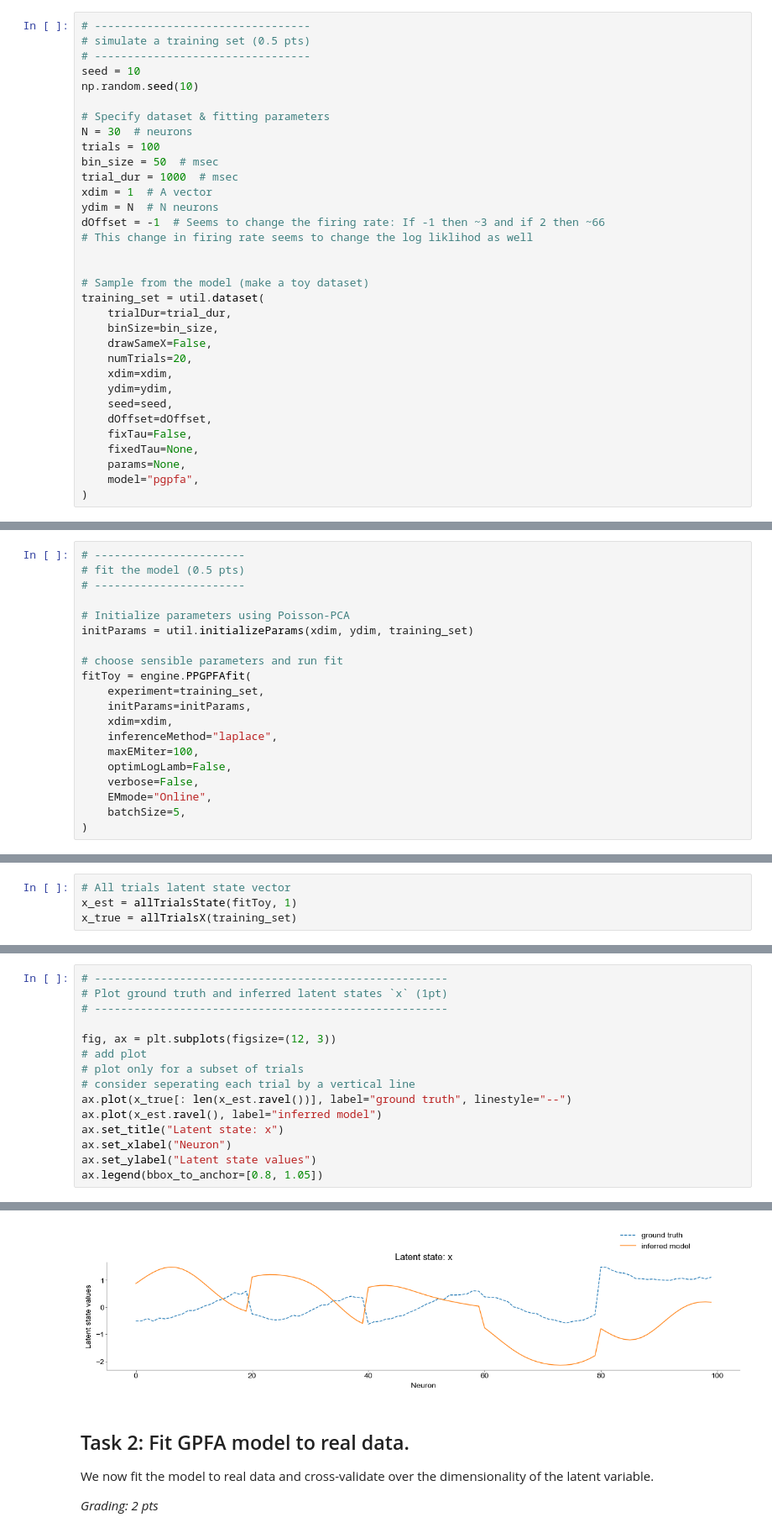
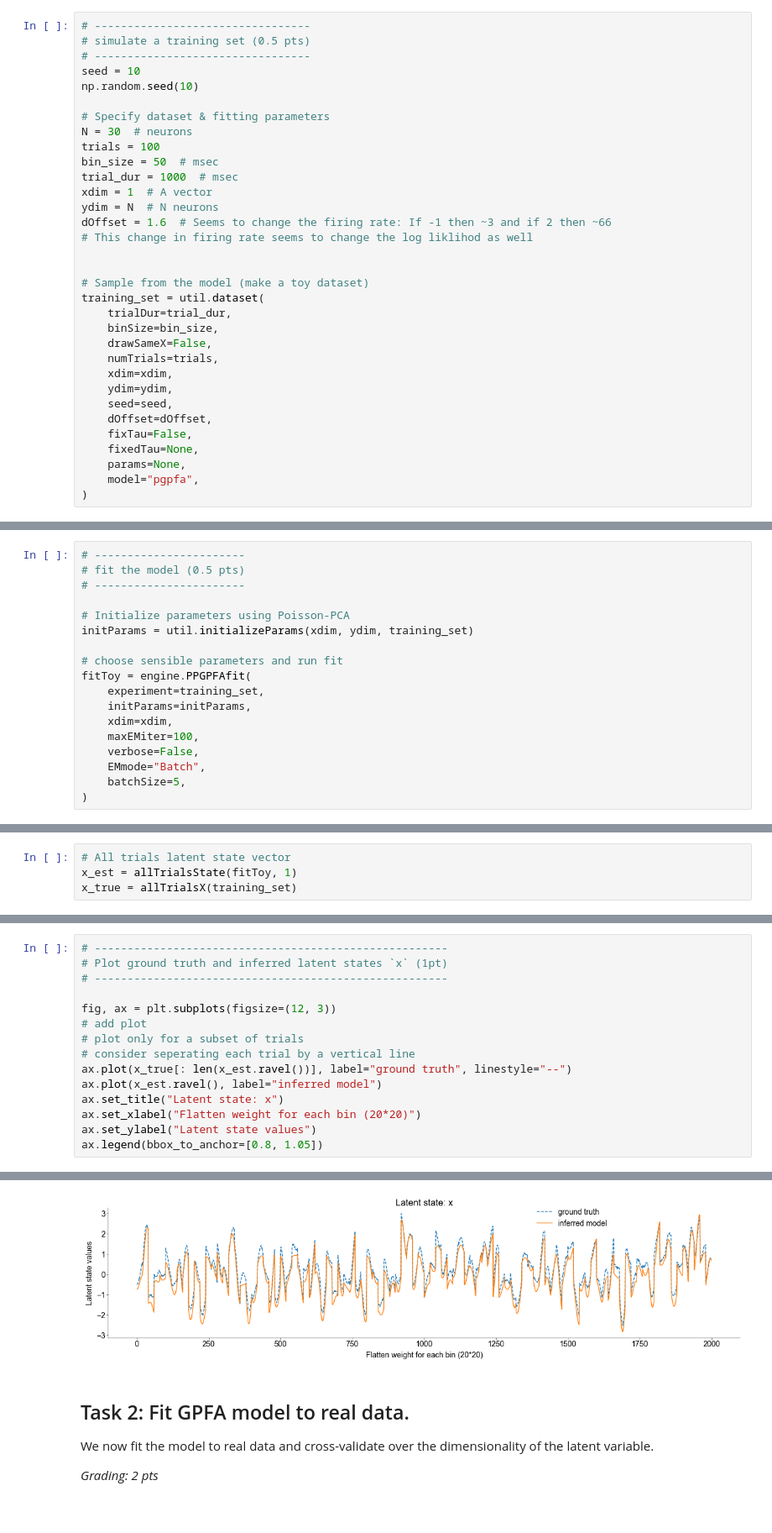
Before and after one commit to atimcenko/tu-neural-data-science, a Jupyter notebook: notebooks/CodingLab6_Nitin.ipynb, the cells around one changed output, grey strips where cells are left out. Shown at 84% size. Cells and saved outputs as stored; diff of their text form.

```diff
--- a/notebooks/CodingLab6_Nitin.ipynb
+++ b/notebooks/CodingLab6_Nitin.ipynb
@@ -123,7 +128,7 @@ bin_size = 50  # msec
 trial_dur = 1000  # msec
 xdim = 1  # A vector
 ydim = N  # N neurons
-dOffset = -1  # Seems to change the firing rate: If -1 then ~3 and if 2 then ~66
+dOffset = 1.6  # Seems to change the firing rate: If -1 then ~3 and if 2 then ~66
 # This change in firing rate seems to change the log liklihod as well
 
 
@@ -132,7 +137,7 @@ training_set = util.dataset(
     trialDur=trial_dur,
     binSize=bin_size,
     drawSameX=False,
-    numTrials=20,
+    numTrials=trials,
     xdim=xdim,
     ydim=ydim,
     seed=seed,
@@ -167,11 +172,9 @@ fitToy = engine.PPGPFAfit(
     experiment=training_set,
     initParams=initParams,
     xdim=xdim,
-    inferenceMethod="laplace",
     maxEMiter=100,
-    optimLogLamb=False,
     verbose=False,
-    EMmode="Online",
+    EMmode="Batch",
     batchSize=5,
 )
 # %% [output]
@@ -254,21 +255,21 @@ ax.legend(bbox_to_anchor=[0.8, 1.05])
 # %%
 # ------------------------------------------------------
 # Plot ground truth and inferred latent states `x` (1pt)
 # ------------------------------------------------------
 
 fig, ax = plt.subplots(figsize=(12, 3))
 # add plot
 # plot only for a subset of trials
 # consider seperating each trial by a vertical line
 ax.plot(x_true[: len(x_est.ravel())], label="ground truth", linestyle="--")
 ax.plot(x_est.ravel(), label="inferred model")
 ax.set_title("Latent state: x")
-ax.set_xlabel("Neuron")
+ax.set_xlabel("Flatten weight for each bin (20*20)")
 ax.set_ylabel("Latent state values")
 ax.legend(bbox_to_anchor=[0.8, 1.05])
 # %% [output]
 <matplotlib.legend.Legend at 0x...>
-[figure, old version]
+[figure, new version]
 # %% [markdown]
 ## Task 2: Fit GPFA model to real data.
 
```
Also changed, not shown: parts of 20 cells of this notebook, 4 other files.
